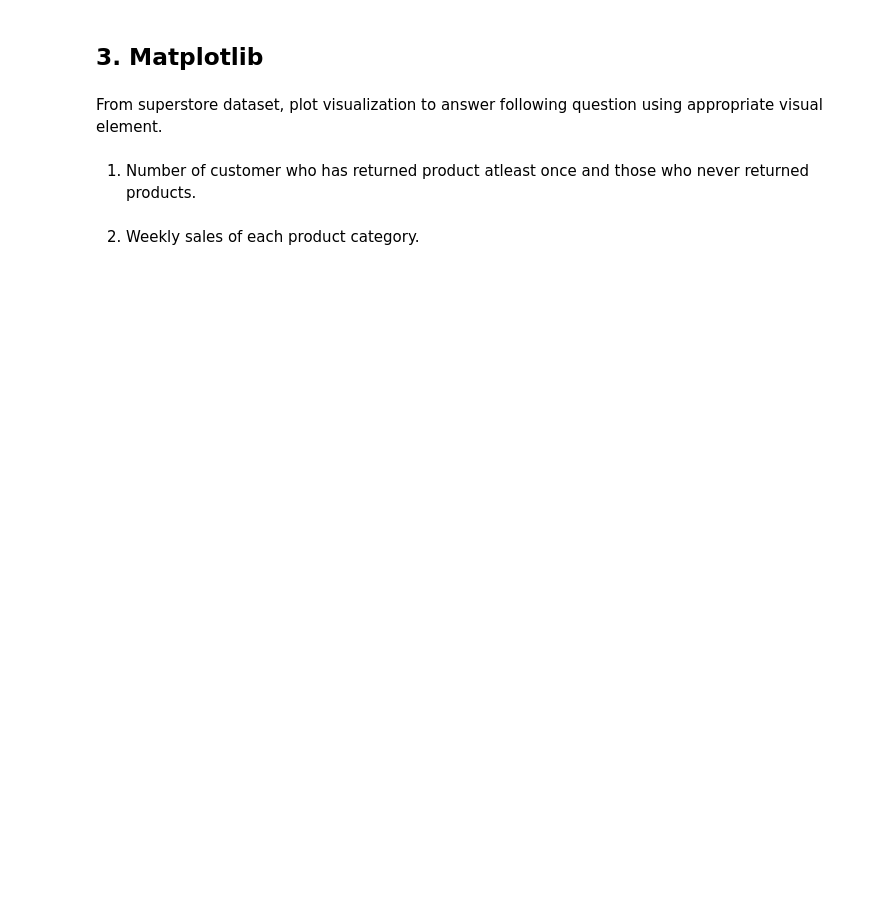
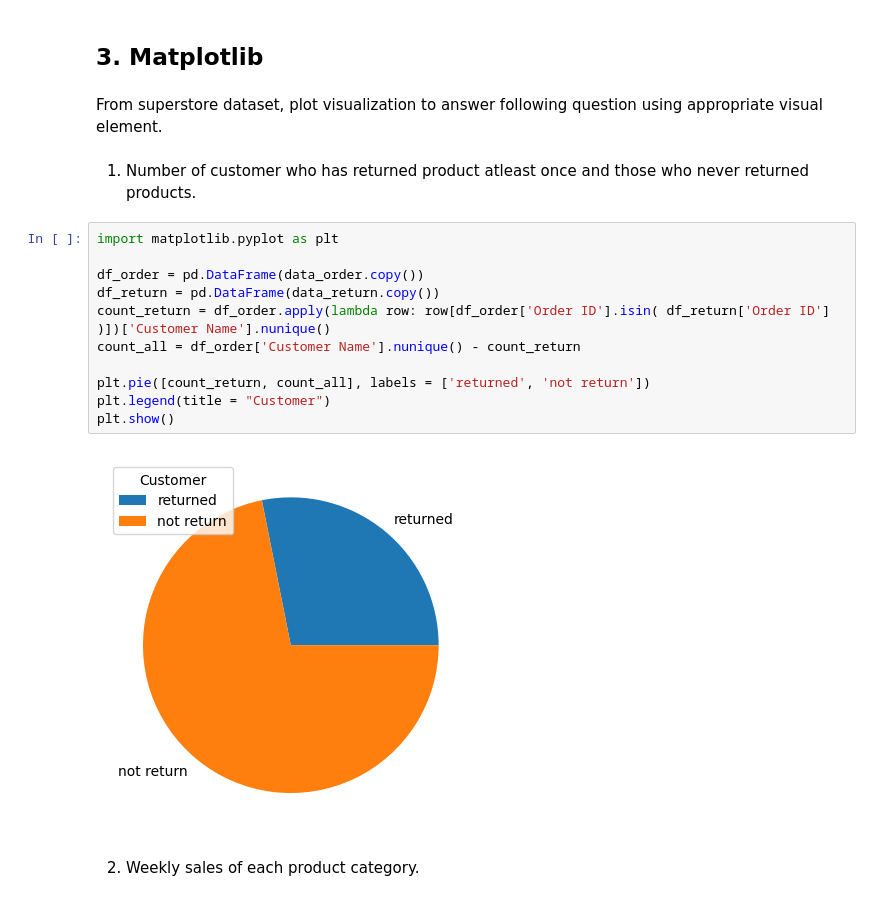
Before and after one commit to Qandle/CPE232, a Jupyter notebook: lab/Lab2_Numpy_Pandas_Matplotlib.ipynb, the cells around one changed output. Cells and saved outputs as stored; diff of their text form; blank space fills up the shorter version.

```diff
--- a/lab/Lab2_Numpy_Pandas_Matplotlib.ipynb
+++ b/lab/Lab2_Numpy_Pandas_Matplotlib.ipynb
@@ -205,5 +330,18 @@ From superstore dataset, plot visualization to answer following question using a
 # %% [markdown]
 1. Number of customer who has returned product atleast once and those who never returned
 products.
+# %%
+import matplotlib.pyplot as plt
+
+df_order = pd.DataFrame(data_order.copy())
+df_return = pd.DataFrame(data_return.copy())
+count_return = df_order.apply(lambda row: row[df_order['Order ID'].isin( df_return['Order ID'] )])['Customer Name'].nunique()
+count_all = df_order['Customer Name'].nunique() - count_return
+
+plt.pie([count_return, count_all], labels = ['returned', 'not return'])
+plt.legend(title = "Customer")
+plt.show()
+# %% [output]
+[figure, added]
 # %% [markdown]
 2. Weekly sales of each product category.
```
Also changed, not shown: parts of 14 cells of this notebook.
